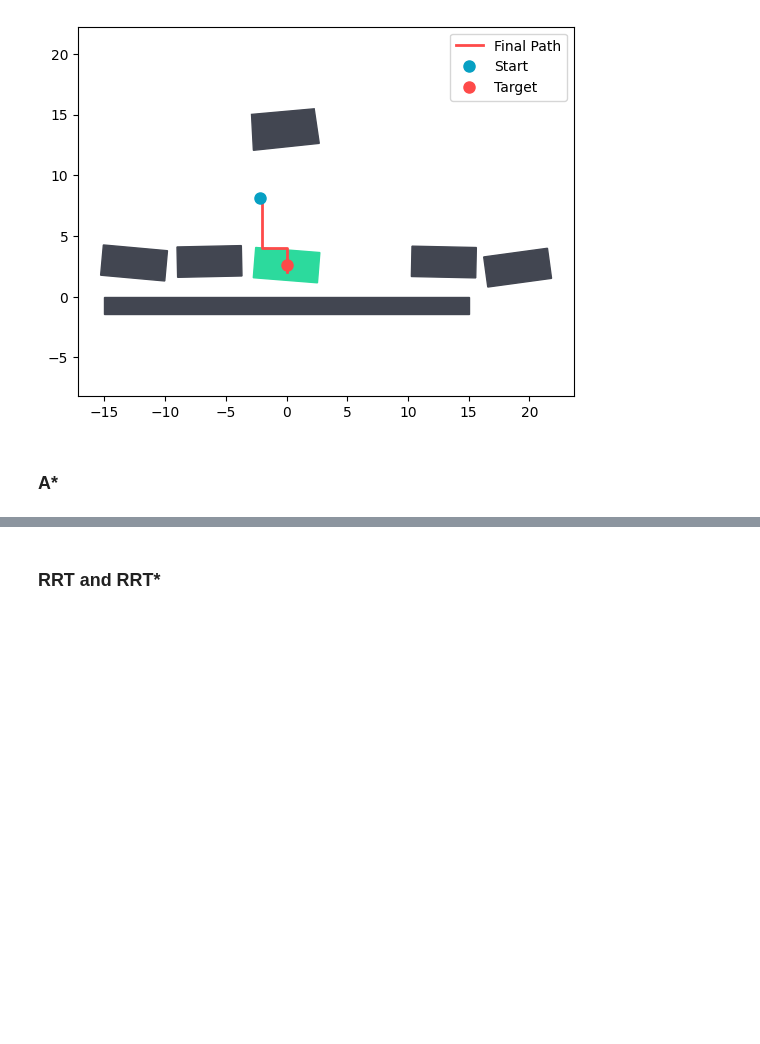
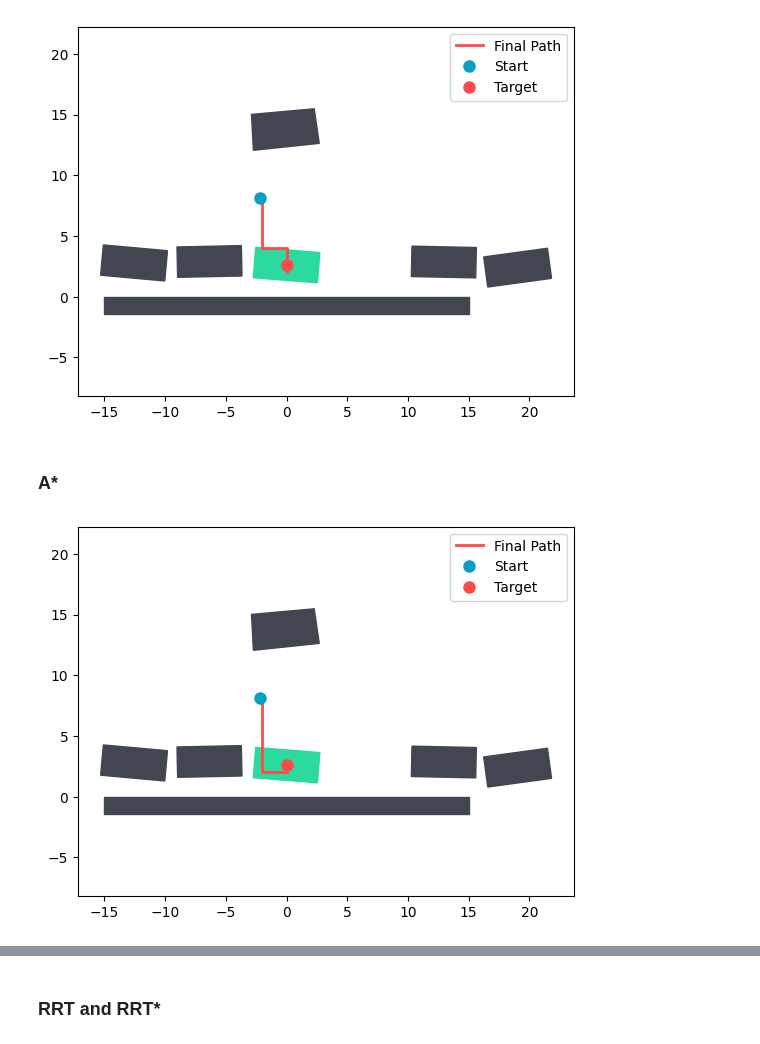
Before and after one commit to WoodOxen/tactics2d, a Jupyter notebook: docs/tutorial/search_demo.ipynb, the cells around one changed output, grey strips where cells are left out. Saved outputs shown, nothing was run; the diff lists cells and outputs as text; code cells hidden in the pictures; blank space fills up the shorter version.

```diff
--- a/docs/tutorial/search_demo.ipynb
+++ b/docs/tutorial/search_demo.ipynb
@@ -110,3 +110,14 @@ plot_path(path)
 [figure]
 # %% [markdown]
 ### A*
+# %%
+def heuristic_fn1(pt1, pt2):
+    return abs(pt2[0]-pt1[0]) + abs(pt2[1]-pt1[1])
+
+def heuristic_fn2(pt1, pt2):
+    return np.sqrt((pt2[0]-pt1[0])**2 + (pt2[1]-pt1[1])**2)
+# %%
+path = AStar.plan(start, target, bounds, graph, heuristic_fn1, cell_size)
+plot_path(path)
+# %% [output]
+[figure, added]
```
Also changed, not shown: parts of 3 cells of this notebook, 5 other files.
